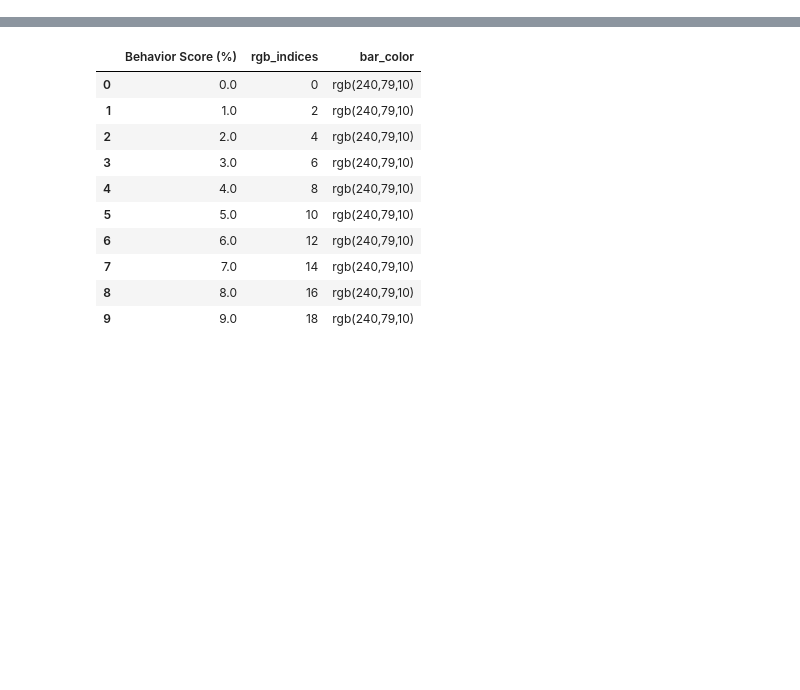
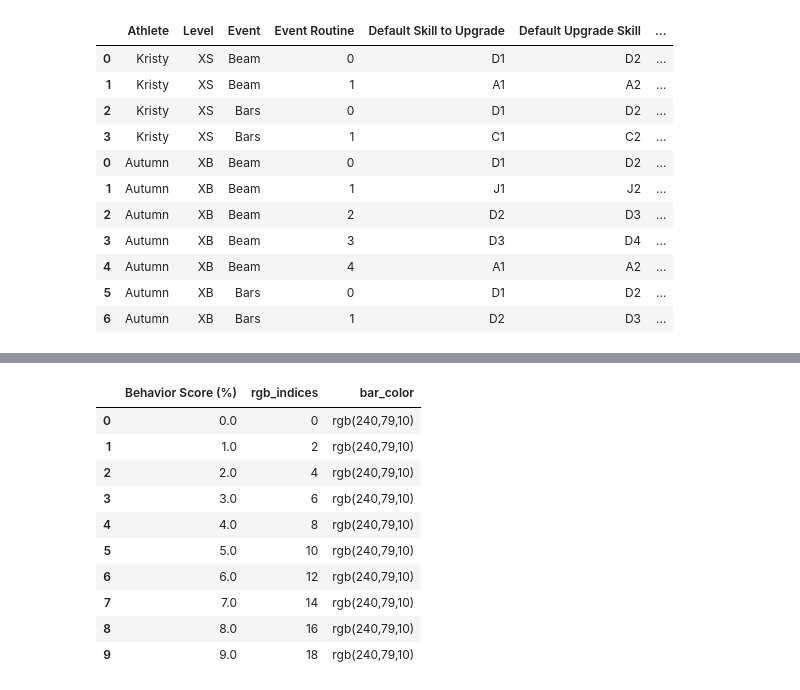
Before and after one commit to evelynstamey/ginnastix, a Jupyter notebook: src/ginnastix_class/notebook.ipynb, the cells around one changed output, grey strips where cells are left out. Saved outputs shown, nothing was run; the diff lists cells and outputs as text; code cells hidden in the pictures; blank space fills up the shorter version.

```diff
--- a/src/ginnastix_class/notebook.ipynb
+++ b/src/ginnastix_class/notebook.ipynb
@@ -0,0 +370,5 @@
+# %%
+routine_scores_long = pd.merge(
+    scores_long, routine_long, on=["Meet", "Level", "Athlete", "Event"], how="inner"
+)
+routine_scores_long
@@ -0,0 +435,7 @@
+# %%
+xs_athlete_routine_cross = pd.merge(
+    athlete_df[athlete_df["Level"] == "XS"][["Athlete"]],
+    routine_upgrades_df[routine_upgrades_df["Level"] == "XS"],
+    how="cross",
+)
+xs_athlete_routine_cross
@@ -0,0 +464,26 @@
+# %%
+athlete_routine_cross = pd.concat(
+    [xs_athlete_routine_cross, xb_athlete_routine_cross], axis=0
+)
+athlete_routine_cross["Custom Skill to Upgrade"] = None
+athlete_routine_cross["Custom Upgrade Skill"] = None
+athlete_routine_cross = athlete_routine_cross.rename(
+    columns={
+        "Skill to Upgrade": "Default Skill to Upgrade",
+        "Upgrade Skill": "Default Upgrade Skill",
+    }
+)
+athlete_routine_cross
+# %% [output]
+|  | Athlete | Level | Event | Event Routine | Default Skill to Upgrade | Default Upgrade Skill | ... |
+| 0 | Kristy | XS | Beam | 0 | D1 | D2 | ... |
+| 1 | Kristy | XS | Beam | 1 | A1 | A2 | ... |
+| 2 | Kristy | XS | Bars | 0 | D1 | D2 | ... |
+| 3 | Kristy | XS | Bars | 1 | C1 | C2 | ... |
+| 0 | Autumn | XB | Beam | 0 | D1 | D2 | ... |
+| 1 | Autumn | XB | Beam | 1 | J1 | J2 | ... |
+| 2 | Autumn | XB | Beam | 2 | D2 | D3 | ... |
+| 3 | Autumn | XB | Beam | 3 | D3 | D4 | ... |
+| 4 | Autumn | XB | Beam | 4 | A1 | A2 | ... |
+| 5 | Autumn | XB | Bars | 0 | D1 | D2 | ... |
+| 6 | Autumn | XB | Bars | 1 | D2 | D3 | ... |
```
Also changed, not shown: parts of 29 cells of this notebook, 1 other file.
